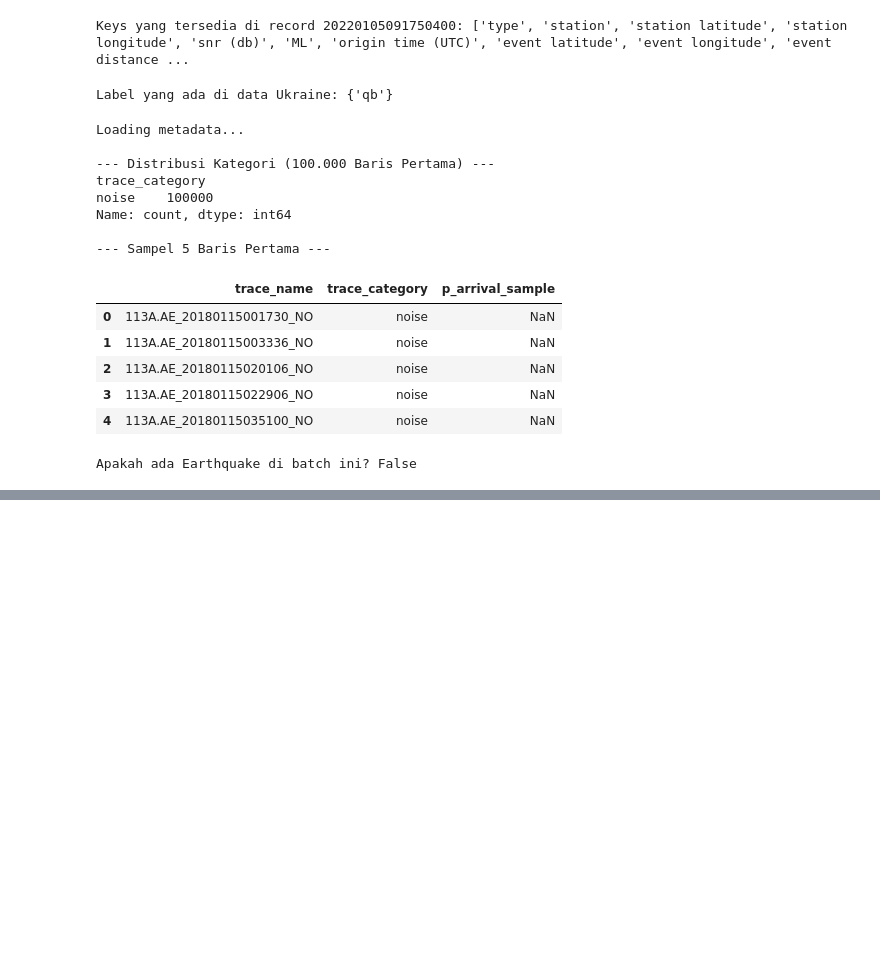
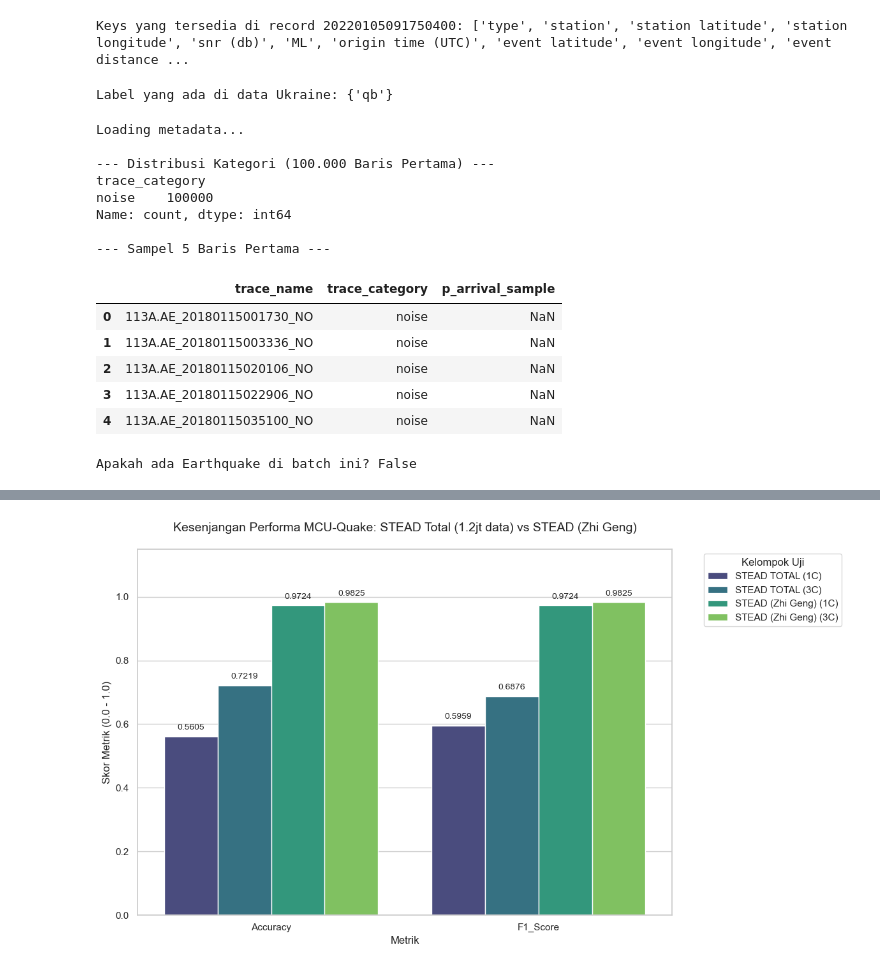
Before and after one commit to verykurniabakti/seismiccode, a Jupyter notebook: mcu_quake/code_gen_trying/cek_ricek.ipynb, the cells around one changed output, grey strips where cells are left out. Saved outputs shown, nothing was run; the diff lists cells and outputs as text; code cells hidden in the pictures; blank space fills up the shorter version.

```diff
--- a/mcu_quake/code_gen_trying/cek_ricek.ipynb
+++ b/mcu_quake/code_gen_trying/cek_ricek.ipynb
@@ -57,0 +273,70 @@ Apakah ada Earthquake di batch ini? False
+# %%
+import pandas as pd
+import matplotlib.pyplot as plt
+import seaborn as sns
+import json
+import glob
+import os
+
+def buat_grafik_gabungan(paths):
+    all_data = []
+
+    # 1. Loop untuk mengambil data dari setiap folder
+    for label_data, label_skema, folder_path in paths:
+        files = glob.glob(os.path.join(folder_path, "*.json"))
+        if files:
+            # Ambil file terbaru dari folder tersebut
+            latest_file = max(files, key=os.path.getmtime)
+            with open(latest_file, 'r') as f:
+                d = json.load(f)
+                all_data.append({
+                    "Kategori": label_data,
+                    "Skema": label_skema,
+                    "Accuracy": d.get("Accuracy (avg.)"),
+                    "F1_Score": d.get("F1-score (avg.)")
+                })
+
+    # 2. Siapkan Tabel (DataFrame)
+    df = pd.DataFrame(all_data)
+    # Ubah format agar sesuai untuk grafik (Metrik menjadi kolom kategori)
+    df_plot = df.melt(id_vars=["Kategori", "Skema"], var_name="Metrik", value_name="Nilai")
+
+    # Gabungkan label untuk sumbu X: misal "Populasi 1.2M - 1C"
+    df_plot["Group"] = df_plot["Kategori"] + " (" + df_plot["Skema"] + ")"
+
+    # 3. Plotting
+    plt.figure(figsize=(12, 7))
+    sns.set_theme(style="whitegrid")
+
+    palette = sns.color_palette("husl", 4)
+    ax = sns.barplot(data=df_plot, x="Metrik", y="Nilai", hue="Group", palette="viridis")
+
+    plt.title("Kesenjangan Performa MCU-Quake: STEAD Total (1.2jt data) vs STEAD (Zhi Geng)", fontsize=14, pad=20)
+    plt.ylabel("Skor Metrik (0.0 - 1.0)", fontsize=12)
+    plt.ylim(0, 1.15) # Beri ruang untuk angka di atas batang
+    plt.legend(title="Kelompok Uji", bbox_to_anchor=(1.05, 1), loc='upper left')
+
+    # Tambahkan angka di atas batang
+    for p in ax.patches:
+        height = p.get_height()
+        if height > 0:
+            ax.annotate(f'{height:.4f}',
+                        (p.get_x() + p.get_width() / 2., height),
+                        ha='center', va='center', fontsize=10,
+                        xytext=(0, 10), textcoords='offset points', rotation=0)
+
+    plt.tight_layout()
+    plt.show()
+
+# --- KONFIGURASI PATH ---
+# Daftar: (Label Data, Label Skema, Path Folder)
+daftar_path = [
+    ("STEAD TOTAL", "1C", '/Volumes/Extreme SSD/mcu_quake_big_stead_output_1c'),
+    ("STEAD TOTAL", "3C", '/Volumes/Extreme SSD/mcu_quake_bis_stead_output_3c'),
+    ("STEAD (Zhi Geng)", "1C", '/Volumes/Extreme SSD/mcu_quake_output_replikasi_demo/MCU_5-20_STEAD_Global_1C_28060416'),
+    ("STEAD (Zhi Geng)", "3C", '/Volumes/Extreme SSD/mcu_quake_output_replikasi_demo/MCU_5-20_STEAD_Global_28055707')
+]
+
+buat_grafik_gabungan(daftar_path)
+# %% [output]
+[figure, added]
```
Also changed, not shown: parts of 7 cells of this notebook, 5 other files.
